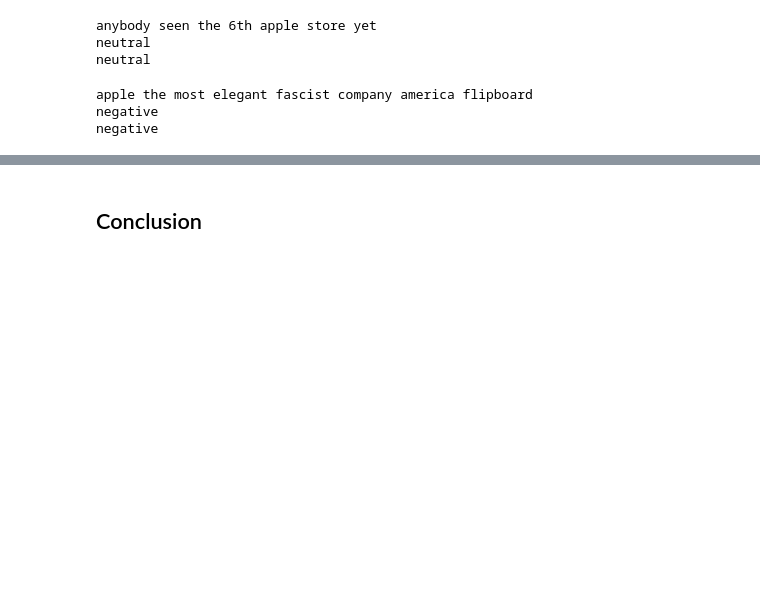
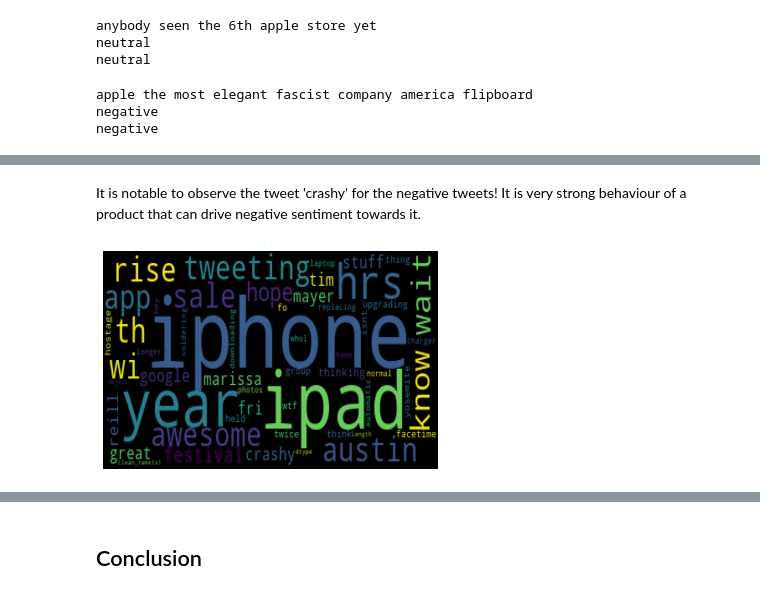
Before and after one commit to sgautam666/Brand_Sentiment_Analysis_with_NLP, a Jupyter notebook: Brand_Sentiment_analysis_Final.ipynb, the cells around one changed output, grey strips where cells are left out. Saved outputs shown, nothing was run; the diff lists cells and outputs as text; code cells hidden in the pictures; blank space fills up the shorter version.

```diff
--- a/Brand_Sentiment_analysis_Final.ipynb
+++ b/Brand_Sentiment_analysis_Final.ipynb
@@ -1405,0 +1413,6 @@ negative
+# %% [markdown]
+It is notable to observe the tweet 'crashy' for the negative tweets! It is very strong behaviour of a product that can drive negative sentiment towards it.
+# %%
+create_wordcloud(df.loc[df['emotion']=='positive'], df['clean_tweets1'])
+# %% [output]
+[figure, added]
```
Also changed, not shown: parts of 26 cells of this notebook, 33 other files.
